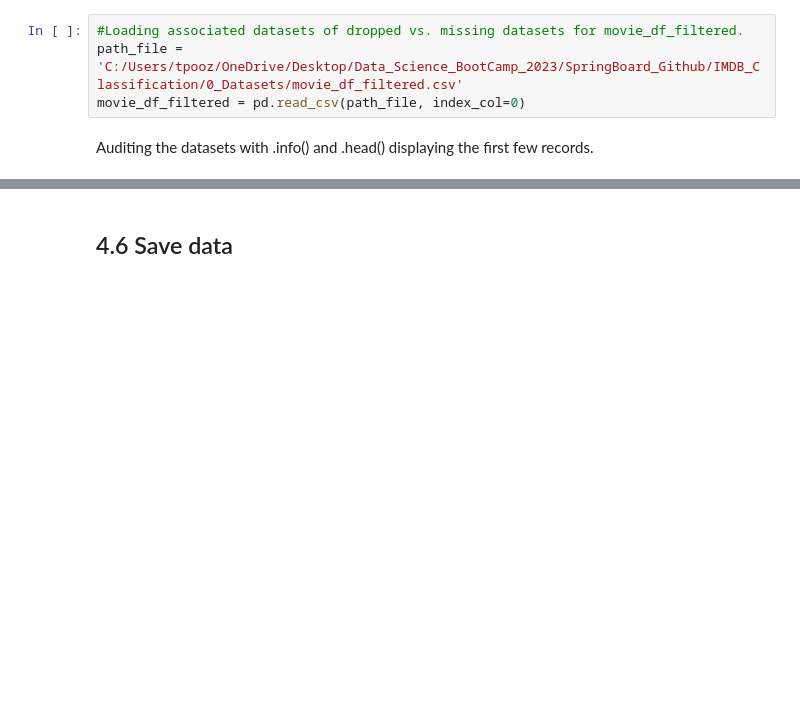
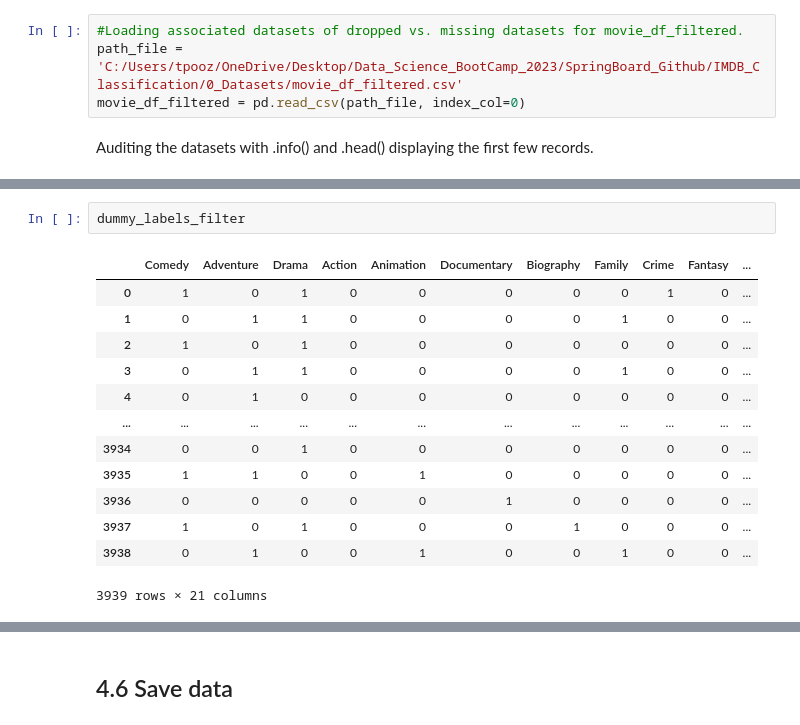
Before and after one commit to tpoozhikala/IMDB_Classification, a Jupyter notebook: 4_Preprocess_and_training/04_Preprocess_and_Training_IMDB_Classification.ipynb, the cells around one changed output, grey strips where cells are left out. Saved outputs shown, nothing was run; the diff lists cells and outputs as text; blank space fills up the shorter version.

```diff
--- a/4_Preprocess_and_training/04_Preprocess_and_Training_IMDB_Classification.ipynb
+++ b/4_Preprocess_and_training/04_Preprocess_and_Training_IMDB_Classification.ipynb
@@ -454,0 +500,16 @@ Now that arrays have been created for X_train, X_test, y_train, and y_test for e
+# %%
+dummy_labels_filter
+# %% [output]
+|  | Comedy | Adventure | Drama | Action | Animation | Documentary | Biography | Family | Crime | Fantasy | ... |
+| 0 | 1 | 0 | 1 | 0 | 0 | 0 | 0 | 0 | 1 | 0 | ... |
+| 1 | 0 | 1 | 1 | 0 | 0 | 0 | 0 | 1 | 0 | 0 | ... |
+| 2 | 1 | 0 | 1 | 0 | 0 | 0 | 0 | 0 | 0 | 0 | ... |
+| 3 | 0 | 1 | 1 | 0 | 0 | 0 | 0 | 1 | 0 | 0 | ... |
+| 4 | 0 | 1 | 0 | 0 | 0 | 0 | 0 | 0 | 0 | 0 | ... |
+| ... | ... | ... | ... | ... | ... | ... | ... | ... | ... | ... | ... |
+| 3934 | 0 | 0 | 1 | 0 | 0 | 0 | 0 | 0 | 0 | 0 | ... |
+| 3935 | 1 | 1 | 0 | 0 | 1 | 0 | 0 | 0 | 0 | 0 | ... |
+| 3936 | 0 | 0 | 0 | 0 | 0 | 1 | 0 | 0 | 0 | 0 | ... |
+| 3937 | 1 | 0 | 1 | 0 | 0 | 0 | 1 | 0 | 0 | 0 | ... |
+| 3938 | 0 | 1 | 0 | 0 | 1 | 0 | 0 | 1 | 0 | 0 | ... |
+3939 rows × 21 columns
```
Also changed, not shown: parts of 116 cells of this notebook, 1 other file.
